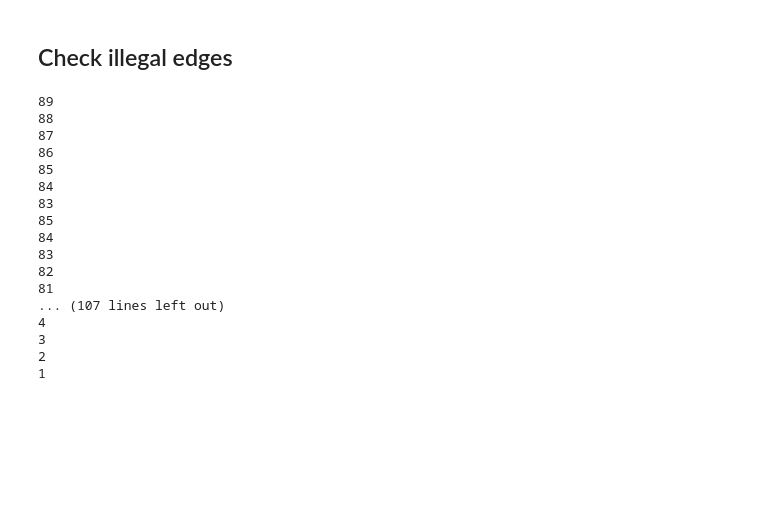
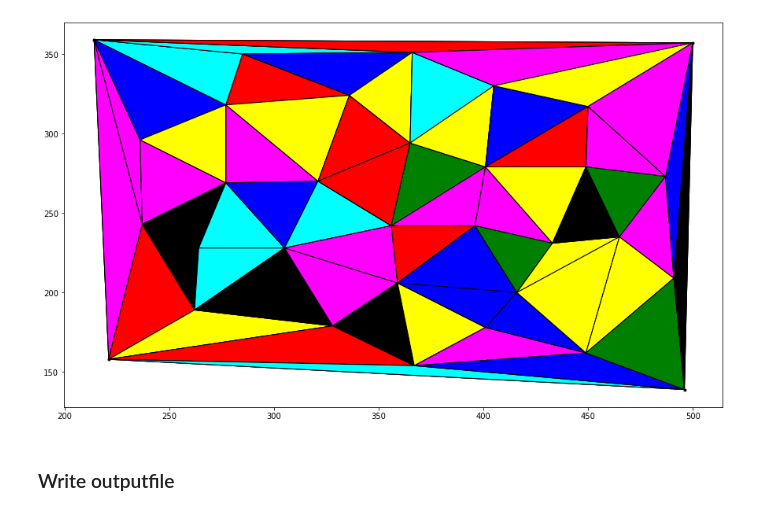
Before and after one commit to torres07/pg-compgeometry, a Jupyter notebook: practical-works/2-delaunay-triangulation/delaunay-triangulation.ipynb, the cells around one changed output. Drawn from its saved outputs; the diff is of its cells as text; code cells hidden in the pictures; blank space fills up the shorter version.

```diff
--- a/practical-works/2-delaunay-triangulation/delaunay-triangulation.ipynb
+++ b/practical-works/2-delaunay-triangulation/delaunay-triangulation.ipynb
@@ -191,11 +340,13 @@ def incremental_triangulation(points):
 # %%
-ans = incremental_triangulation(points_1)
-# print(ans)
+def color_triangles(points, edges):
+    colors = ['red', 'green', 'blue', 'cyan', 'magenta', 'yellow', 'black']
 
-fig, ax = plt.subplots(figsize=(15,9))
-plt.scatter([p.x for p in points_1], [p.y for p in points_1], marker='.', color='black')
-for e in ans:
-    polygon = plt.Polygon(np.array([[e.p.x, e.p.y], [e.q.x, e.q.y]]), edgecolor='black', facecolor='none')
-    ax.add_artist(polygon)
+    fig, ax = plt.subplots(figsize=(15,9))
+    plt.scatter([p.x for p in points], [p.y for p in points], marker='.', color='black')
+    for e in edges:
+        for t in e.trs:
+            v1, v2, v3 = t.p, t.q, t.r
+            polygon = plt.Polygon(np.array([[v1.x, v1.y], [v2.x, v2.y], [v3.x, v3.y]]), edgecolor='black', facecolor=random.choice(colors))
+            ax.add_artist(polygon)
 
-plt.show()
+    plt.show()
@@ -296,2 +352,0 @@ def flip_edge(e):
-# %% [markdown]
-## Check illegal edges
@@ -357,20 +353,6 @@ def delaunay(edges):
-# %%
-delaunay(ans)
-# %% [output]
-89
-88
-87
-86
-85
-84
-83
-85
-84
-83
-82
-81
-... (107 lines left out)
-4
-3
-2
-1
+# %%
+color_triangles(points, T)
+# %% [output]
+[figure, added]
+# %% [markdown]
+### Write outputfile
```
Also changed, not shown: parts of 34 cells of this notebook, 4 other files.
